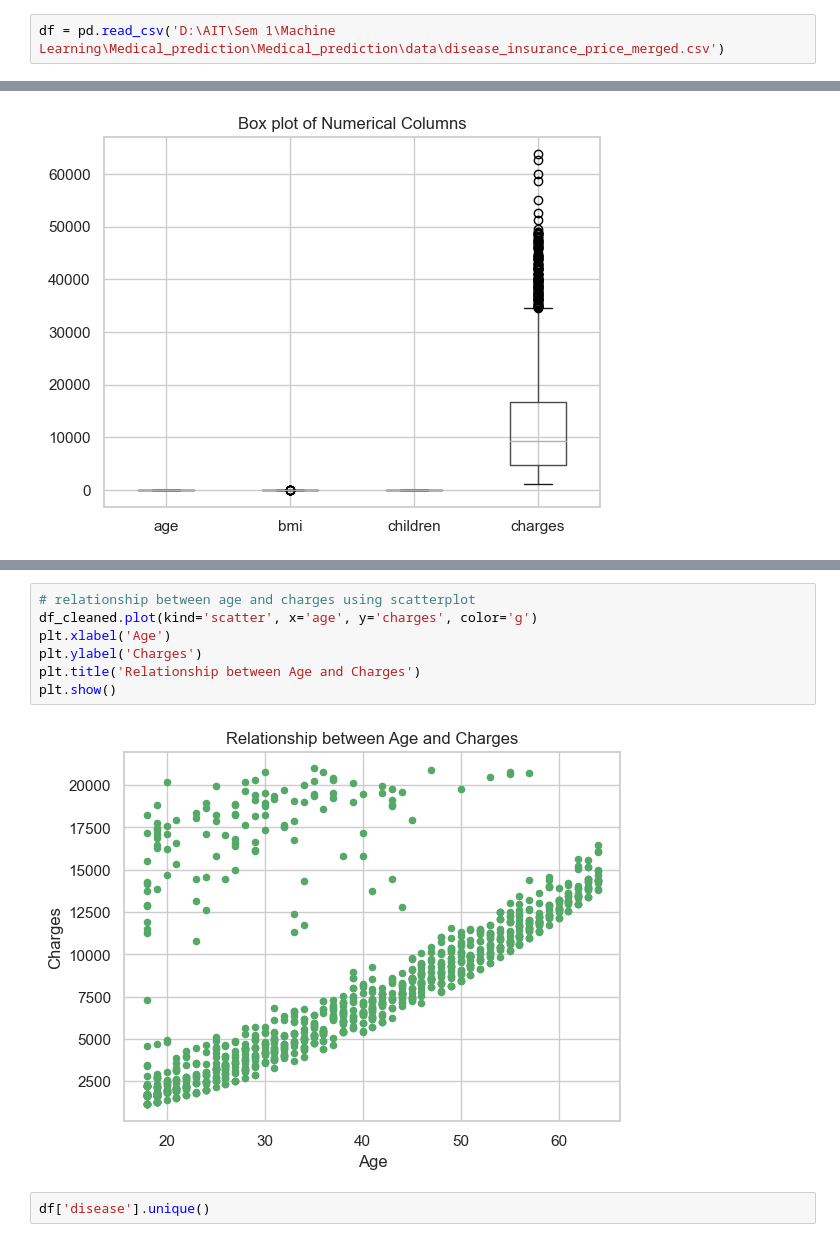
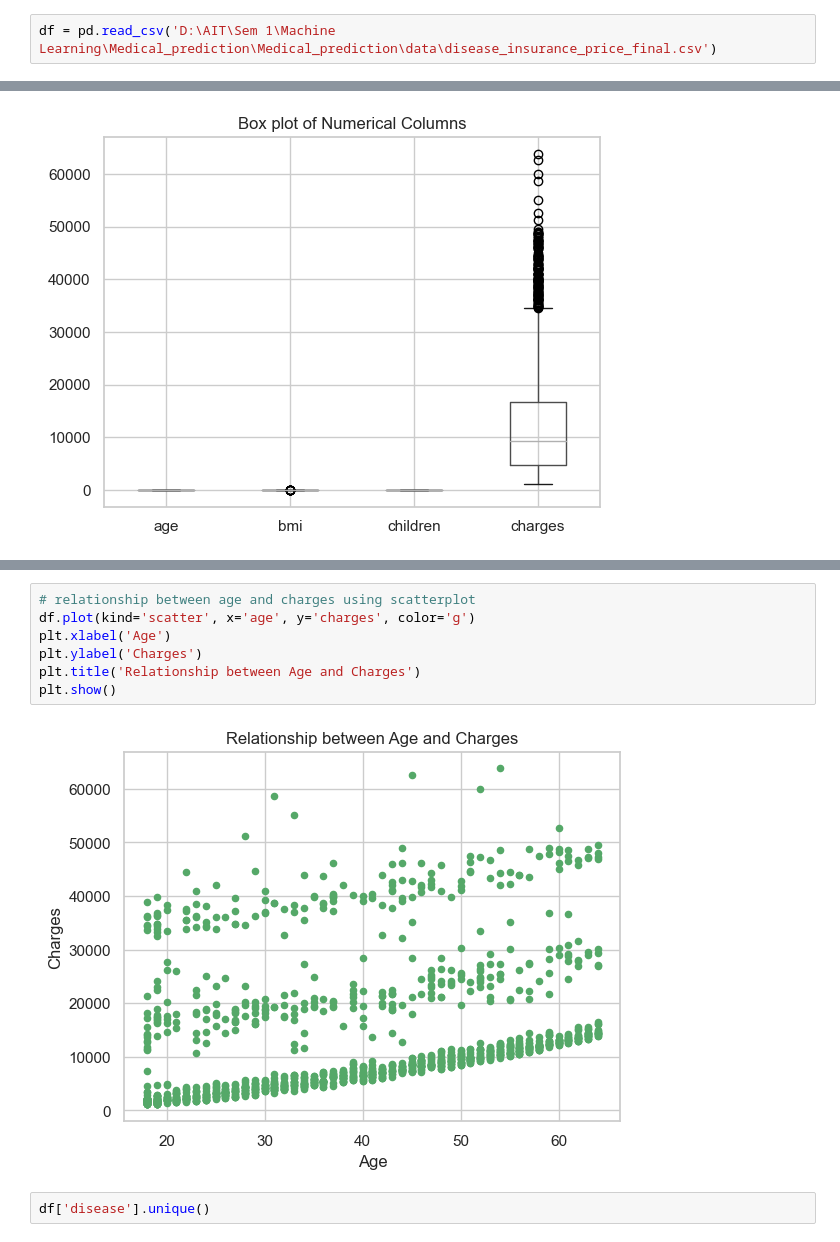
Before and after one commit to Rakshya8/Medical_prediction, a Jupyter notebook: medical insurance.ipynb, the cells around one changed output, grey strips where cells are left out. Cells and saved outputs as stored; diff of their text form.

```diff
--- a/medical insurance.ipynb
+++ b/medical insurance.ipynb
@@ -12,7 +17,7 @@ from sklearn.metrics import accuracy_score,classification_report
 # %% [markdown]
 ## Loading of Dataset
 # %%
-df = pd.read_csv('D:\AIT\Sem 1\Machine Learning\Medical_prediction\Medical_prediction\data\disease_insurance_price_merged.csv')
+df = pd.read_csv('D:\AIT\Sem 1\Machine Learning\Medical_prediction\Medical_prediction\data\disease_insurance_price_final.csv')
 # %%
 df.shape
 # %% [output]
@@ -255,12 +229,12 @@ plt.show()
 # %%
 # relationship between age and charges using scatterplot
-df_cleaned.plot(kind='scatter', x='age', y='charges', color='g')
+df.plot(kind='scatter', x='age', y='charges', color='g')
 plt.xlabel('Age')
 plt.ylabel('Charges')
 plt.title('Relationship between Age and Charges')
 plt.show()
 # %% [output]
-[figure, old version]
+[figure, new version]
 # %%
 df['disease'].unique()
 # %% [output]
```
Also changed, not shown: parts of 92 cells of this notebook, 2 other files.
